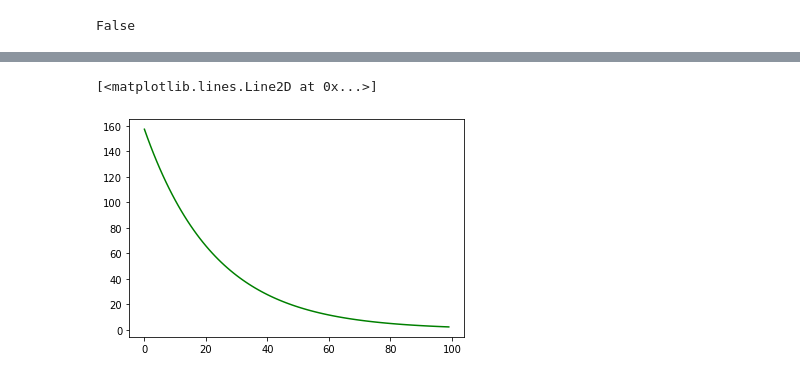
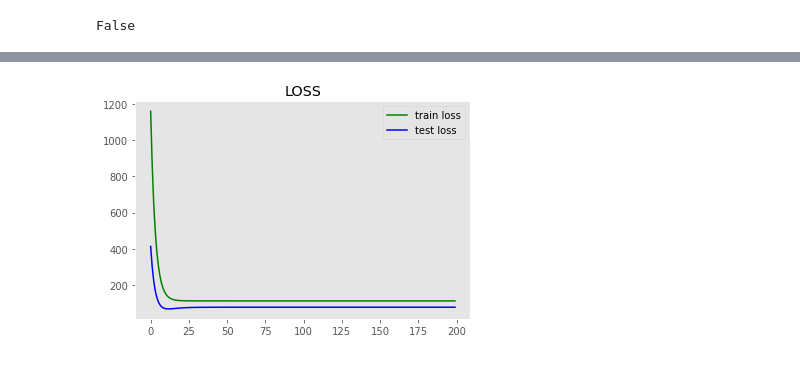
Before and after one commit to SPThole/DL-Projects, a Jupyter notebook: Autograd_pytrch.ipynb, the cells around one changed output, grey strips where cells are left out. Drawn from its saved outputs; the diff is of its cells as text; code cells hidden in the pictures.

```diff
--- a/Autograd_pytrch.ipynb
+++ b/Autograd_pytrch.ipynb
@@ -59,7 +59,12 @@ plt.show()
+# %%
+from sklearn.model_selection import train_test_split
+X_train,X_test,y_train,y_test= train_test_split(x,y,test_size=0.2,random_state=42)
 # %%
 from torch.optim import SGD
 # %%
 w= torch.rand([2],requires_grad=True)
 # %%
-x= torch.from_numpy(x.reshape(-1,1))
-y= torch.from_numpy(y.reshape(-1,1))
+X_train= torch.from_numpy(X_train.reshape(-1,1))
+X_test= torch.from_numpy(X_test.reshape(-1,1))
+y_train= torch.from_numpy(y_train.reshape(-1,1))
+y_test= torch.from_numpy(y_test.reshape(-1,1))
@@ -72,13 +72,16 @@ tensor([171.7328], dtype=torch.float64, grad_fn=<MeanBackward1>)
 
 optimizer= SGD([w],lr=0.0001)
 # %%
-max_iteration=100
-history=[]
+max_iteration=200
+history={'train_loss':[],'test_loss':[]}
 for i in range(max_iteration):
-  loss=torch.mean((y-w[0]*x-w[1])**2,axis=0)
+  loss=torch.mean((y_train-w[0]*X_train-w[1])**2,axis=0)
   optimizer.zero_grad()
   loss.backward()
   optimizer.step()
-  history.append(loss)
-  print('Loss at iteration {} is {}'.format(i,loss))
+  history['train_loss'].append(loss.detach().item())
+  test_loss= torch.mean((y_test-w[0]*X_test-w[1])**2,axis=0)
+  history['test_loss'].append(test_loss.detach().item())
+
+  print('Iteration {}:: Training loss: {} and Test loss: {}'.format(i,loss.detach().item(),test_loss.detach().item()))
 # %% [output]
@@ -102,5 +105,10 @@ Loss at iteration 99 is tensor([2.2890], dtype=torch.float64, grad_fn=<MeanBackw
-# %%
-plt.plot(np.arange(0,100),history,'g-')
-# %% [output]
-[<matplotlib.lines.Line2D at 0x...>]
-[figure, removed]
+# %%
+plt.style.use('ggplot')
+plt.grid()
+plt.plot(np.arange(0,max_iteration),history['train_loss'],'g-',label='train loss')
+plt.plot(np.arange(0,max_iteration),history['test_loss'],'b-',label='test loss')
+plt.legend()
+plt.title('LOSS')
+plt.show()
+# %% [output]
+[figure, added]
```
Also changed, not shown: parts of 4 cells of this notebook.
